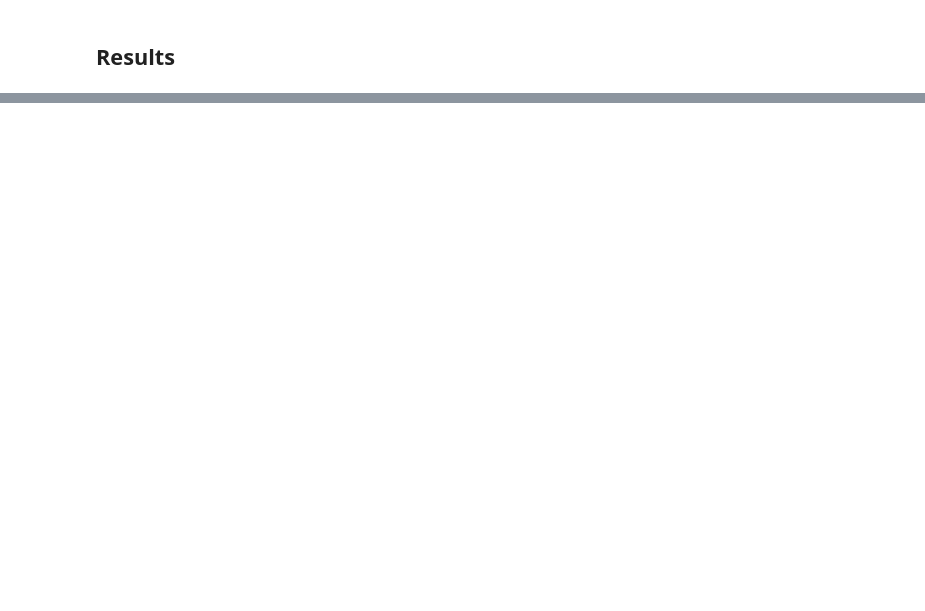
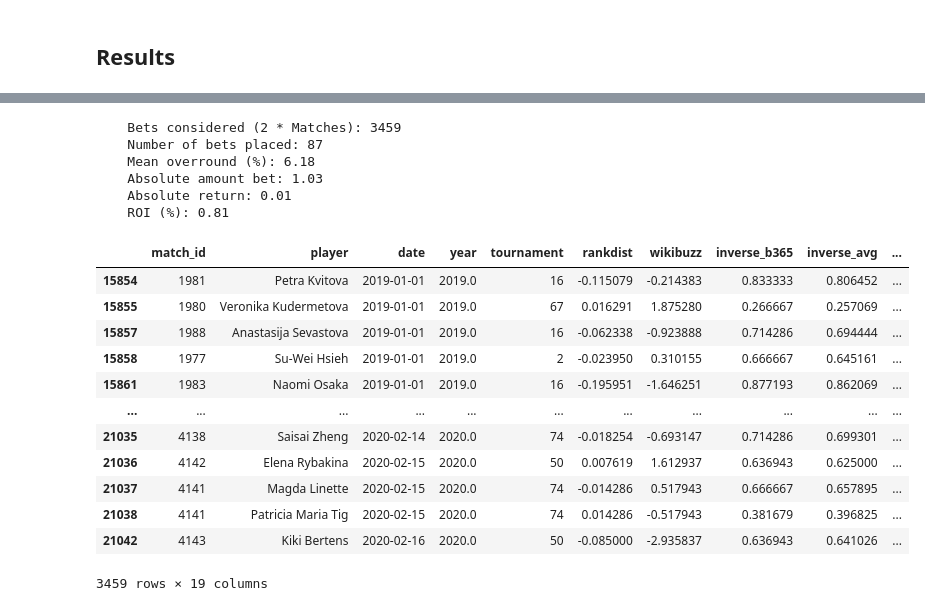
Before and after one commit to Faxulous/notFeelingTheBuzz, a Jupyter notebook: 2 Replication/replication_method.ipynb, the cells around one changed output, grey strips where cells are left out. Saved outputs shown, nothing was run; the diff lists cells and outputs as text; code cells hidden in the pictures; blank space fills up the shorter version.

```diff
--- a/2 Replication/replication_method.ipynb
+++ b/2 Replication/replication_method.ipynb
@@ -253,0 +441,23 @@ ROI (%): 3.0546392654299037
+# %%
+# RRS CORRECT Results Column II: p∈(0,0.4)∪(0.6,1)
+table_5_results(strict_inequality='yes', data=original_df, range_1=(0,0.4), range_2=(0.6,1))
+# %% [output]
+    Bets considered (2 * Matches): 3459
+    Number of bets placed: 87
+    Mean overround (%): 6.18
+    Absolute amount bet: 1.03
+    Absolute return: 0.01
+    ROI (%): 0.81
+|  | match_id | player | date | year | tournament | rankdist | wikibuzz | inverse_b365 | inverse_avg | ... |
+| 15854 | 1981 | Petra Kvitova | 2019-01-01 | 2019.0 | 16 | -0.115079 | -0.214383 | 0.833333 | 0.806452 | ... |
+| 15855 | 1980 | Veronika Kudermetova | 2019-01-01 | 2019.0 | 67 | 0.016291 | 1.875280 | 0.266667 | 0.257069 | ... |
+| 15857 | 1988 | Anastasija Sevastova | 2019-01-01 | 2019.0 | 16 | -0.062338 | -0.923888 | 0.714286 | 0.694444 | ... |
+| 15858 | 1977 | Su-Wei Hsieh | 2019-01-01 | 2019.0 | 2 | -0.023950 | 0.310155 | 0.666667 | 0.645161 | ... |
+| 15861 | 1983 | Naomi Osaka | 2019-01-01 | 2019.0 | 16 | -0.195951 | -1.646251 | 0.877193 | 0.862069 | ... |
+| ... | ... | ... | ... | ... | ... | ... | ... | ... | ... | ... |
+| 21035 | 4138 | Saisai Zheng | 2020-02-14 | 2020.0 | 74 | -0.018254 | -0.693147 | 0.714286 | 0.699301 | ... |
+| 21036 | 4142 | Elena Rybakina | 2020-02-15 | 2020.0 | 50 | 0.007619 | 1.612937 | 0.636943 | 0.625000 | ... |
+| 21037 | 4141 | Magda Linette | 2020-02-15 | 2020.0 | 74 | -0.014286 | 0.517943 | 0.666667 | 0.657895 | ... |
+| 21038 | 4141 | Patricia Maria Tig | 2020-02-15 | 2020.0 | 74 | 0.014286 | -0.517943 | 0.381679 | 0.396825 | ... |
+| 21042 | 4143 | Kiki Bertens | 2020-02-16 | 2020.0 | 50 | -0.085000 | -2.935837 | 0.636943 | 0.641026 | ... |
+3459 rows × 19 columns
```
Also changed, not shown: parts of 18 cells of this notebook, 7 other files.
